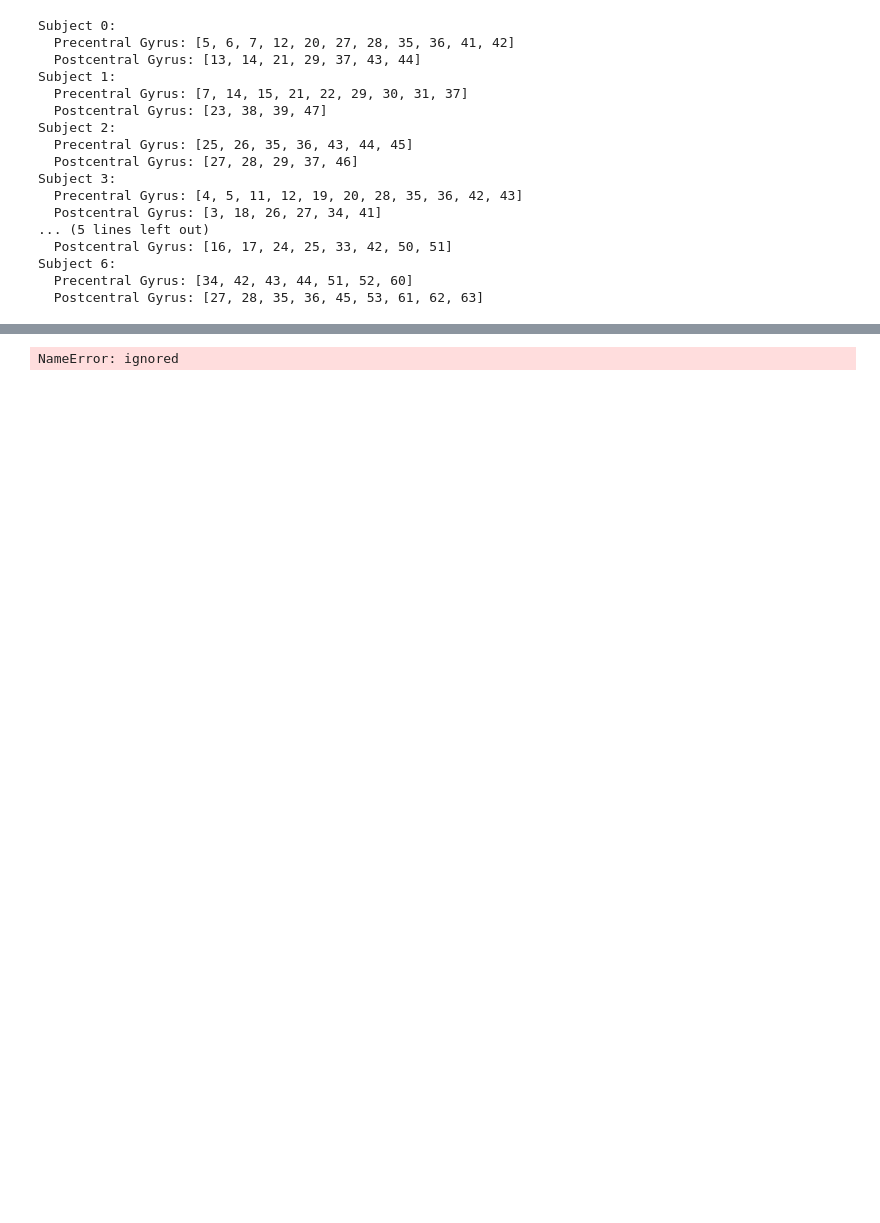
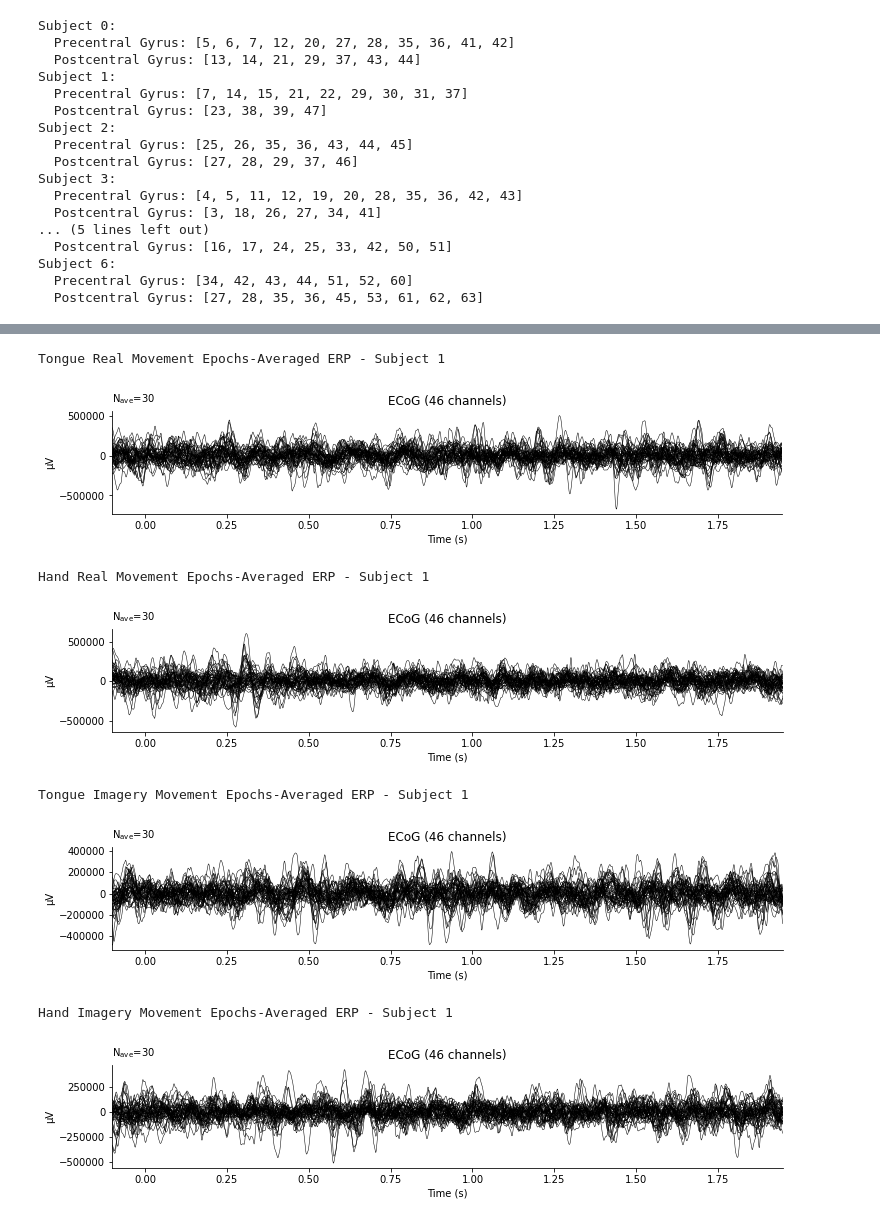
Before and after one commit to Xianhui-He/Raclette-Group-2-ECoG-Motor-Imagery, a Jupyter notebook: Motor_Imagery_Dataset_Data_Wrangling_Preprocessing_Hanif.ipynb, the cells around one changed output, grey strips where cells are left out. Cells and saved outputs as stored; diff of their text form; code cells hidden in the pictures; blank space fills up the shorter version.

```diff
--- a/Motor_Imagery_Dataset_Data_Wrangling_Preprocessing_Hanif.ipynb
+++ b/Motor_Imagery_Dataset_Data_Wrangling_Preprocessing_Hanif.ipynb
@@ -42,7 +42,7 @@ from matplotlib import pyplot as plt
 # %%
 # Misc Codes For Figure
 
-rcParams['font.size'] = 15
+rcParams['font.size'] = 10
 # %%
 # Load Dataset
 
@@ -248,30 +175,33 @@ Applying baseline correction (mode: mean)
-# %%
-#@title Deprecated Codes
-
-# Plot ROI Channels (Deprecated)
-
-rcParams['figure.figsize'] = [20, 4]
-rcParams['font.size'] = 15
-rcParams['axes.spines.top'] = False
-rcParams['axes.spines.right'] = False
-rcParams['figure.autolayout'] = True
-
-for subject, _ in enumerate(tongue_epochs_real):
-
-  roi_channels = electrode_postcentral[subject] + electrode_precentral[subject]
-
-  V_tongue = tongue_epochs_real[subject].mean(0)
-  V_hand = hand_epochs_real[subject].mean(0)
-
-  print("Subject {}".format(subject))
-  plt.figure(figsize=(20, 10))
-  for index, channel in enumerate(roi_channels):
-    ax = plt.subplot(5, 6, index+1)
-    plt.plot(epoch_window, V_tongue[channel, :])
-    plt.plot(epoch_window, V_hand[channel, :])
-    plt.title('ch%d'%channel)
-    plt.xticks([0, 1000, 2000])
-    plt.ylim([0, 4])
-  plt.show()
-# %% [output]
-NameError: ignored
+# %%
+# Plot Epochs-Averaged ERP
+
+tongue_real = tongue_epochs_real[0].average()
+hand_real  = hand_epochs_real[0].average()
+tongue_imagery = tongue_epochs_imagery[0].average()
+hand_imagery  = hand_epochs_imagery[0].average()
+
+
+ax = plt.subplot(2, 2, 1)
+print("Tongue Real Movement Epochs-Averaged ERP - Subject 1")
+tongue_real.plot(axes=ax);
+
+ax = plt.subplot(2, 2, 2)
+print("Hand Real Movement Epochs-Averaged ERP - Subject 1")
+hand_real.plot(axes=ax);
+
+ax = plt.subplot(2, 2, 3)
+print("Tongue Imagery Movement Epochs-Averaged ERP - Subject 1")
+tongue_imagery.plot(axes=ax);
+
+ax = plt.subplot(2, 2, 4)
+print("Hand Imagery Movement Epochs-Averaged ERP - Subject 1")
+hand_imagery.plot(axes=ax);
+# %% [output]
+Tongue Real Movement Epochs-Averaged ERP - Subject 1
+[figure, added]
+Hand Real Movement Epochs-Averaged ERP - Subject 1
+[figure, added]
+Tongue Imagery Movement Epochs-Averaged ERP - Subject 1
+[figure, added]
+Hand Imagery Movement Epochs-Averaged ERP - Subject 1
+[figure, added]
```
Also changed, not shown: parts of 17 cells of this notebook.
